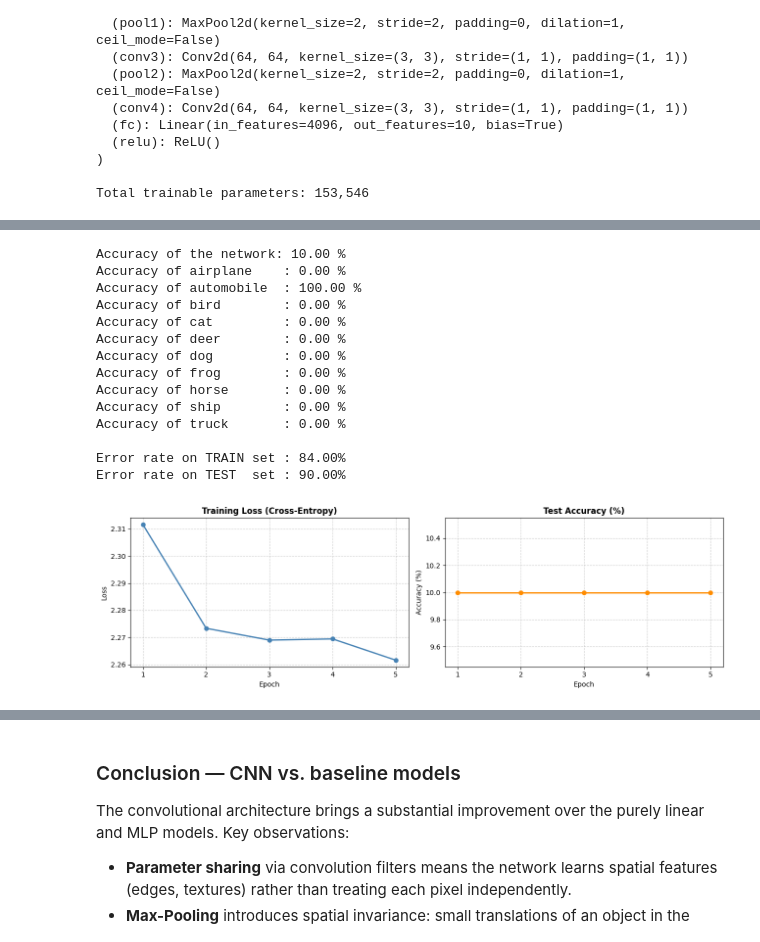
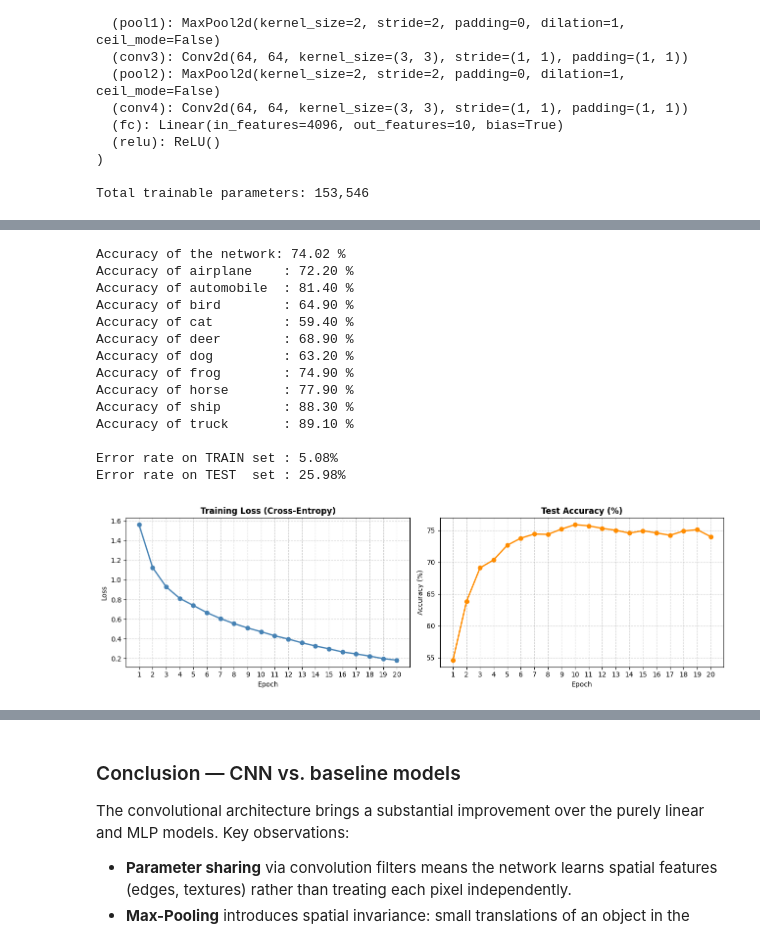
Before and after one commit to Graim-lee/From-analysing-digits-to-identifying-cancer, a Jupyter notebook: main.ipynb, the cells around one changed output, grey strips where cells are left out. Saved outputs shown, nothing was run; the diff lists cells and outputs as text; code cells hidden in the pictures.

```diff
--- a/main.ipynb
+++ b/main.ipynb
@@ -1485,5 +1485,5 @@ TRAINING LOOP
 # Optimizer: Adam (adaptive learning rate, more stable than plain SGD here)
 
 criterion = nn.CrossEntropyLoss()
-optimizer = optim.Adam(model.parameters(), lr=learning_rate)
+optimizer = optim.Adam(model.parameters(), lr=1e-3)
 # %%
@@ -1583,47 +1594,47 @@ test_error  = get_error_rate(test_loader,  model, device)
 print(f"\nError rate on TRAIN set : {train_error*100:.2f}%")
 print(f"Error rate on TEST  set : {test_error *100:.2f}%")
 # %% [output]
-Accuracy of the network: 10.00 %
-Accuracy of airplane    : 0.00 %
-Accuracy of automobile  : 100.00 %
-Accuracy of bird        : 0.00 %
-Accuracy of cat         : 0.00 %
-Accuracy of deer        : 0.00 %
-Accuracy of dog         : 0.00 %
-Accuracy of frog        : 0.00 %
-Accuracy of horse       : 0.00 %
-Accuracy of ship        : 0.00 %
-Accuracy of truck       : 0.00 %
+Accuracy of the network: 74.02 %
+Accuracy of airplane    : 72.20 %
+Accuracy of automobile  : 81.40 %
+Accuracy of bird        : 64.90 %
+Accuracy of cat         : 59.40 %
+Accuracy of deer        : 68.90 %
+Accuracy of dog         : 63.20 %
+Accuracy of frog        : 74.90 %
+Accuracy of horse       : 77.90 %
+Accuracy of ship        : 88.30 %
+Accuracy of truck       : 89.10 %
 
-Error rate on TRAIN set : 84.00%
-Error rate on TEST  set : 90.00%
+Error rate on TRAIN set : 5.08%
+Error rate on TEST  set : 25.98%
 # %%
 """
 COURBES D'APPRENTISSAGE
 """
 
 fig, (ax1, ax2) = plt.subplots(1, 2, figsize=(13, 4))
 
 # Loss curve
-ax1.plot(range(1, num_epochs + 1), train_losses, marker='o', color='steelblue', linewidth=2)
+ax1.plot(range(1, N_EPOCHS + 1), train_losses, marker='o', color='steelblue', linewidth=2)
 ax1.set_title('Training Loss (Cross-Entropy)', fontweight='bold')
 ax1.set_xlabel('Epoch')
 ax1.set_ylabel('Loss')
-ax1.set_xticks(range(1, num_epochs + 1))
+ax1.set_xticks(range(1, N_EPOCHS + 1))
 ax1.grid(True, linestyle='--', alpha=0.6)
 
 # Accuracy curve
-ax2.plot(range(1, num_epochs + 1), [a * 100 for a in test_accuracies], marker='o', color='darkorange', linewidth=2)
+ax2.plot(range(1, N_EPOCHS + 1), [a * 100 for a in test_accuracies], marker='o', color='darkorange', linewidth=2)
 ax2.set_title('Test Accuracy (%)', fontweight='bold')
 ax2.set_xlabel('Epoch')
 ax2.set_ylabel('Accuracy (%)')
-ax2.set_xticks(range(1, num_epochs + 1))
+ax2.set_xticks(range(1, N_EPOCHS + 1))
 ax2.grid(True, linestyle='--', alpha=0.6)
 
 plt.tight_layout()
 plt.show()
 # %% [output]
-[figure, old version]
+[figure, new version]
 # %%
 """
 Comparison between all models
```
Also changed, not shown: parts of 13 cells of this notebook, 1 other file.
